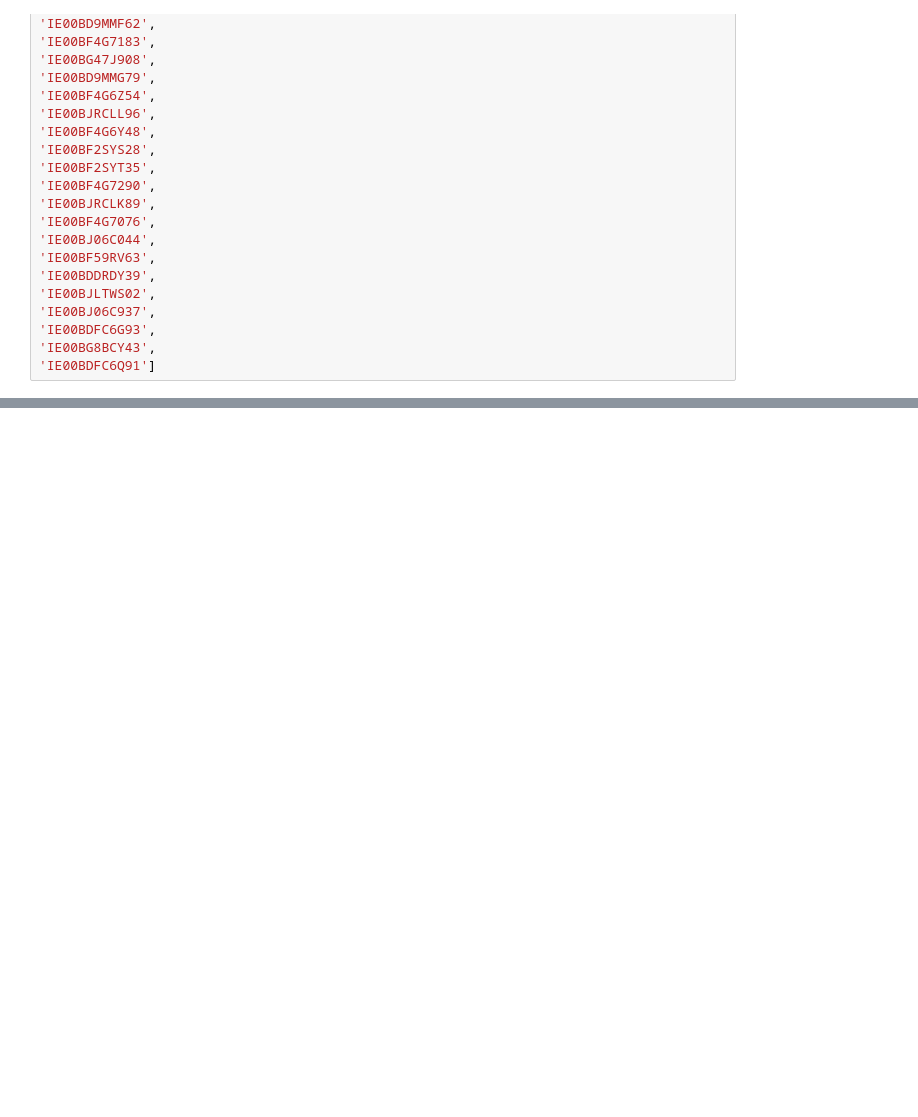
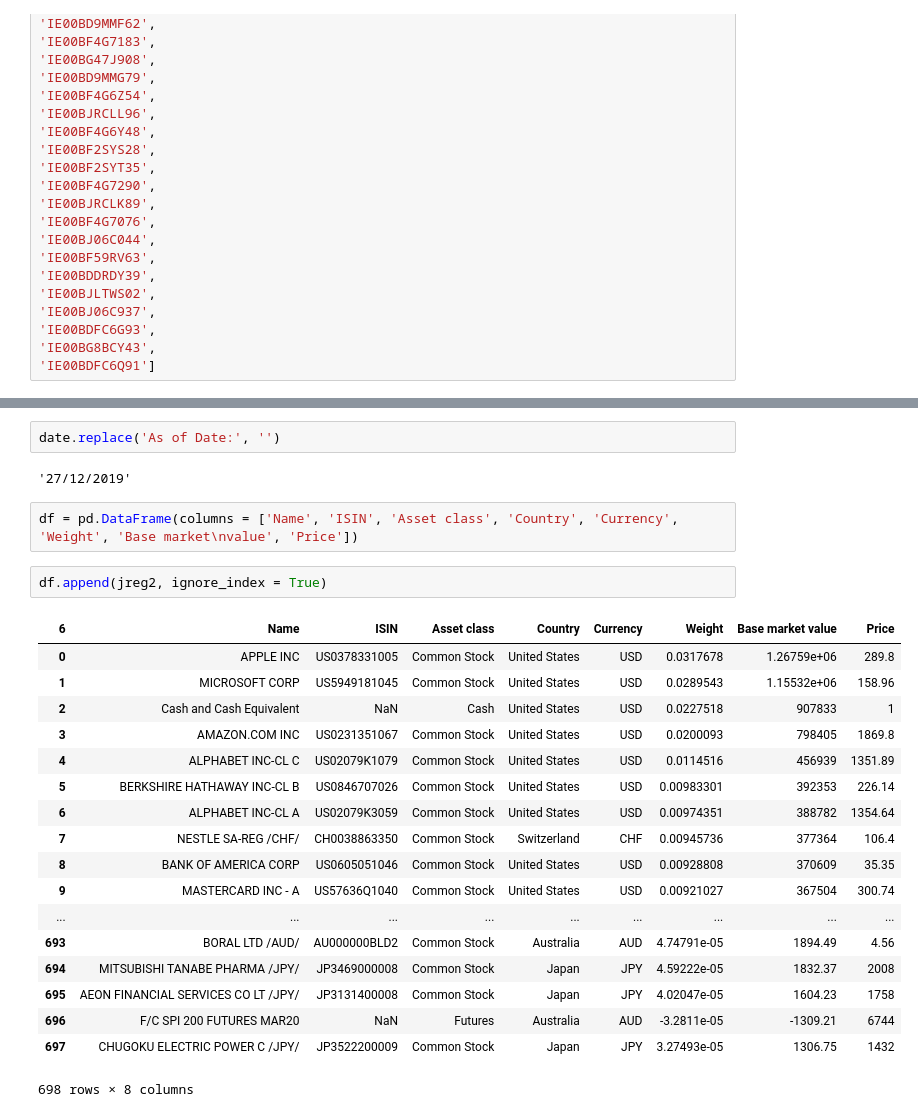
Before and after one commit to ME-64/etf-data-git, a Jupyter notebook: scrap_notebook.ipynb, the cells around one changed output, grey strips where cells are left out. Drawn from its saved outputs; the diff is of its cells as text; blank space fills up the shorter version.

```diff
--- a/scrap_notebook.ipynb
+++ b/scrap_notebook.ipynb
@@ -56,0 +115,27 @@ isins =['IE00BYVZV757',
+# %%
+date.replace('As of Date:', '')
+# %% [output]
+'27/12/2019'
+# %%
+df = pd.DataFrame(columns = ['Name', 'ISIN', 'Asset class', 'Country', 'Currency', 'Weight', 'Base market\nvalue', 'Price'])
+# %%
+df.append(jreg2, ignore_index = True)
+# %% [output]
+| 6 | Name | ISIN | Asset class | Country | Currency | Weight | Base market value | Price |
+| 0 | APPLE INC | US0378331005 | Common Stock | United States | USD | 0.0317678 | 1.26759e+06 | 289.8 |
+| 1 | MICROSOFT CORP | US5949181045 | Common Stock | United States | USD | 0.0289543 | 1.15532e+06 | 158.96 |
+| 2 | Cash and Cash Equivalent | NaN | Cash | United States | USD | 0.0227518 | 907833 | 1 |
+| 3 | AMAZON.COM INC | US0231351067 | Common Stock | United States | USD | 0.0200093 | 798405 | 1869.8 |
+| 4 | ALPHABET INC-CL C | US02079K1079 | Common Stock | United States | USD | 0.0114516 | 456939 | 1351.89 |
+| 5 | BERKSHIRE HATHAWAY INC-CL B | US0846707026 | Common Stock | United States | USD | 0.00983301 | 392353 | 226.14 |
+| 6 | ALPHABET INC-CL A | US02079K3059 | Common Stock | United States | USD | 0.00974351 | 388782 | 1354.64 |
+| 7 | NESTLE SA-REG /CHF/ | CH0038863350 | Common Stock | Switzerland | CHF | 0.00945736 | 377364 | 106.4 |
+| 8 | BANK OF AMERICA CORP | US0605051046 | Common Stock | United States | USD | 0.00928808 | 370609 | 35.35 |
+| 9 | MASTERCARD INC - A | US57636Q1040 | Common Stock | United States | USD | 0.00921027 | 367504 | 300.74 |
+| ... | ... | ... | ... | ... | ... | ... | ... | ... |
+| 693 | BORAL LTD /AUD/ | AU000000BLD2 | Common Stock | Australia | AUD | 4.74791e-05 | 1894.49 | 4.56 |
+| 694 | MITSUBISHI TANABE PHARMA /JPY/ | JP3469000008 | Common Stock | Japan | JPY | 4.59222e-05 | 1832.37 | 2008 |
+| 695 | AEON FINANCIAL SERVICES CO LT /JPY/ | JP3131400008 | Common Stock | Japan | JPY | 4.02047e-05 | 1604.23 | 1758 |
+| 696 | F/C SPI 200 FUTURES MAR20 | NaN | Futures | Australia | AUD | -3.2811e-05 | -1309.21 | 6744 |
+| 697 | CHUGOKU ELECTRIC POWER C /JPY/ | JP3522200009 | Common Stock | Japan | JPY | 3.27493e-05 | 1306.75 | 1432 |
+698 rows × 8 columns
```
Also changed, not shown: parts of 8 cells of this notebook, 2 other files.
